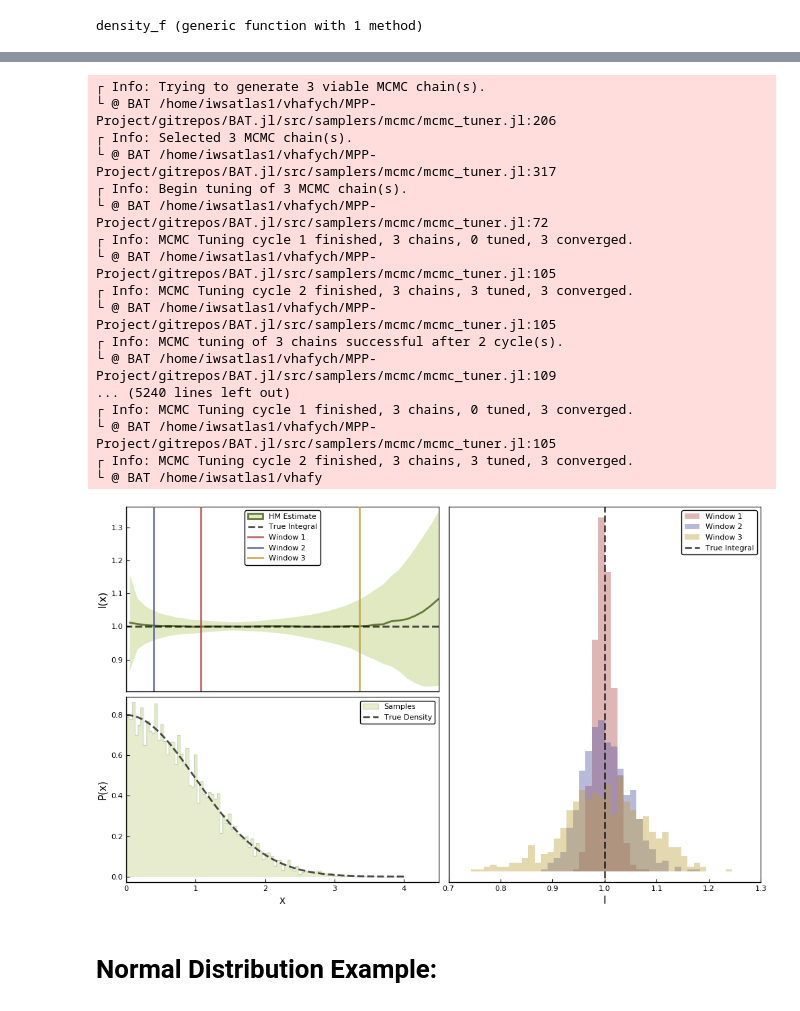
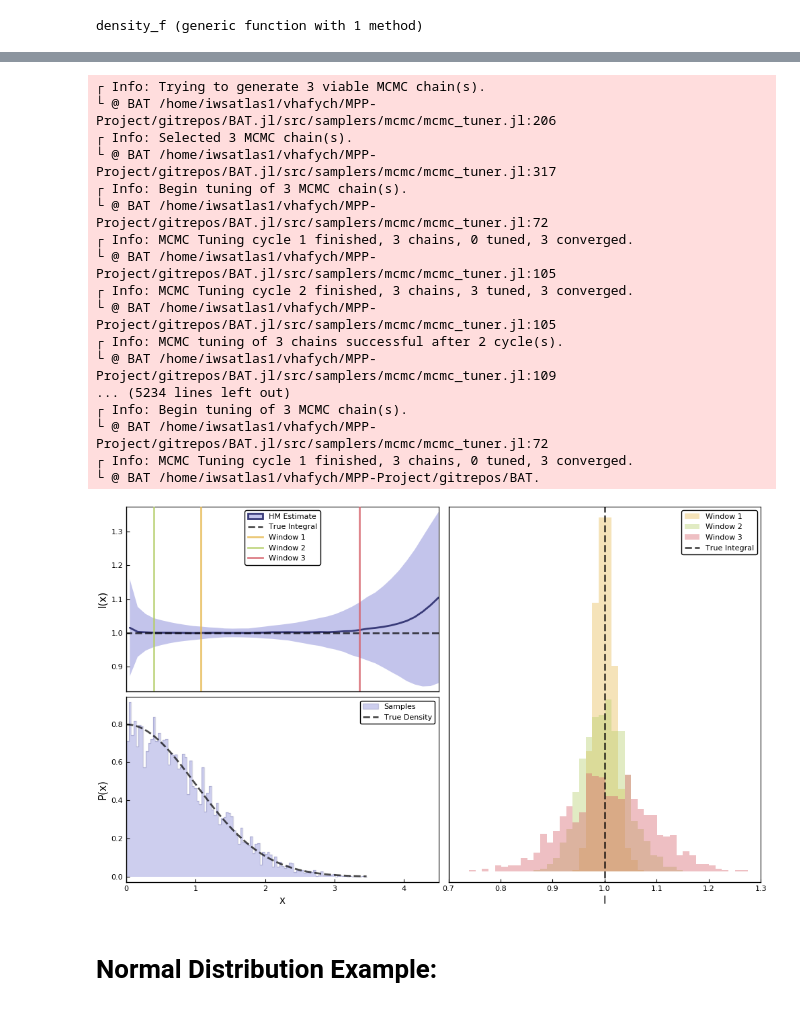
Before and after one commit to VasylHafych/AHMI_Publication, a Jupyter notebook: 1-HarmonicMean.ipynb, the cells around one changed output, grey strips where cells are left out. Drawn from its saved outputs; the diff is of its cells as text; code cells hidden in the pictures.

```diff
--- a/1-HarmonicMean.ipynb
+++ b/1-HarmonicMean.ipynb
@@ -352,7 +355,7 @@ x_range =  range(0.05, stop=4.5, length=40)
 
 # Generate Experiments:
 
-hm_estimates, r_estimates, cuba_integrals = generate_hm_data(posterior, x_range, Norm_prior, density_f, n_trials=600);
+hm_estimates, r_estimates, cuba_integrals = generate_hm_data(posterior, x_range, Norm_prior, density_f, n_trials=1000);
 
 int_tmp = hm_estimates.*r_estimates
 
@@ -377,11 +380,11 @@ std_int = std(int_tmp, dims=2)[:,1];
 └ @ BAT /home/iwsatlas1/vhafych/MPP-Project/gitrepos/BAT.jl/src/samplers/mcmc/mcmc_tuner.jl:105
 ┌ Info: MCMC tuning of 3 chains successful after 2 cycle(s).
 └ @ BAT /home/iwsatlas1/vhafych/MPP-Project/gitrepos/BAT.jl/src/samplers/mcmc/mcmc_tuner.jl:109
-... (5240 lines left out)
+... (5234 lines left out)
+┌ Info: Begin tuning of 3 MCMC chain(s).
+└ @ BAT /home/iwsatlas1/vhafych/MPP-Project/gitrepos/BAT.jl/src/samplers/mcmc/mcmc_tuner.jl:72
 ┌ Info: MCMC Tuning cycle 1 finished, 3 chains, 0 tuned, 3 converged.
-└ @ BAT /home/iwsatlas1/vhafych/MPP-Project/gitrepos/BAT.jl/src/samplers/mcmc/mcmc_tuner.jl:105
-┌ Info: MCMC Tuning cycle 2 finished, 3 chains, 3 tuned, 3 converged.
-└ @ BAT /home/iwsatlas1/vhafy
+└ @ BAT /home/iwsatlas1/vhafych/MPP-Project/gitrepos/BAT.
 # %%
 # Cutt-off positions:
 
@@ -389,9 +392,9 @@ Ind_1 = 4
 Ind_2 = 10
 Ind_3 = 30
 
-lc1 = line_colors[2]
-lc2 = line_colors[14]
-lc3 = line_colors[10]
+lc1 = line_colors[7]
+lc2 = line_colors[11]
+lc3 = line_colors[15]
 
 bins_integrals = range(minimum(int_tmp), stop = maximum(int_tmp), length = 120)
 
@@ -406,10 +409,10 @@ histogram_3 = normalize(histogram_3, mode=:pdf);
 # %%
 p1 = plot(hist,
         seriestype = :steps,
-        linecolor=line_colors[5],
+        linecolor=line_colors[1],
         linealpha=0.2,
         fill=true,
-        fillcolor=line_colors[8],
+        fillcolor=line_colors[4],
         fillalpha=0.5,
         label="Samples"
     )
@@ -431,8 +434,8 @@ p1 = plot!(grid=:false,
 
 p2 = plot(x_range, mean_int,
         lw=2,
-        linecolor=line_colors[5],
-        fillcolor=line_colors[8],
+        linecolor=line_colors[1],
+        fillcolor=line_colors[4],
         ribbon=std_int,
         fillalpha=0.6,
         label="HM Estimate"
@@ -478,10 +481,10 @@ p3 = plot(histogram_2,
         seriestype = :steps,
         linecolor=lc2,
         linealpha=1,
-        lw=0,
+        lw=1,
         fill=true,
         fillcolor=lc2,
-        fillalpha=0.4,
+        fillalpha=0.3,
         label="Window 1",
         xlims=(0.9, 1.1)
     )
@@ -490,41 +493,41 @@ p3 = plot!(histogram_1,
         seriestype = :steps,
         linecolor=lc1,
         linealpha=1,
-        lw=0,
+        lw=1,
         fill=true,
         fillcolor=lc1,
-        fillalpha=0.4,
+        fillalpha=0.3,
         label="Window 2",
         xlims=(0.9, 1.1)
     )
 
 p3 = plot!(histogram_3,
         seriestype = :steps,
         linecolor=lc3,
         linealpha=1,
-        lw=0,
+        lw=1,
         fill=true,
         fillcolor=lc3,
-        fillalpha=0.4,
+        fillalpha=0.3,
         label="Window 3",
         xlims=(0.7, 1.3)
     )
 
 p3 = vline!([1],
         linecolor=:black,
         linestyle=:dash,
         linealpha=0.7,
         lw=2,
         label="True Integral",
         grid=false,
         frame=true,
         yaxis=nothing, xlabel="I"
     )
 
 p4 = plot(p2, p1, layout = (2,1))
 p5 = plot(p4, p3, layout=(1,2), size=(1000,600))
 # %% [output]
-[figure, old version]
+[figure, new version]
 # %% [markdown]
 # Normal Distribution Example:
 # %%
```
Also changed, not shown: parts of 10 cells of this notebook.
